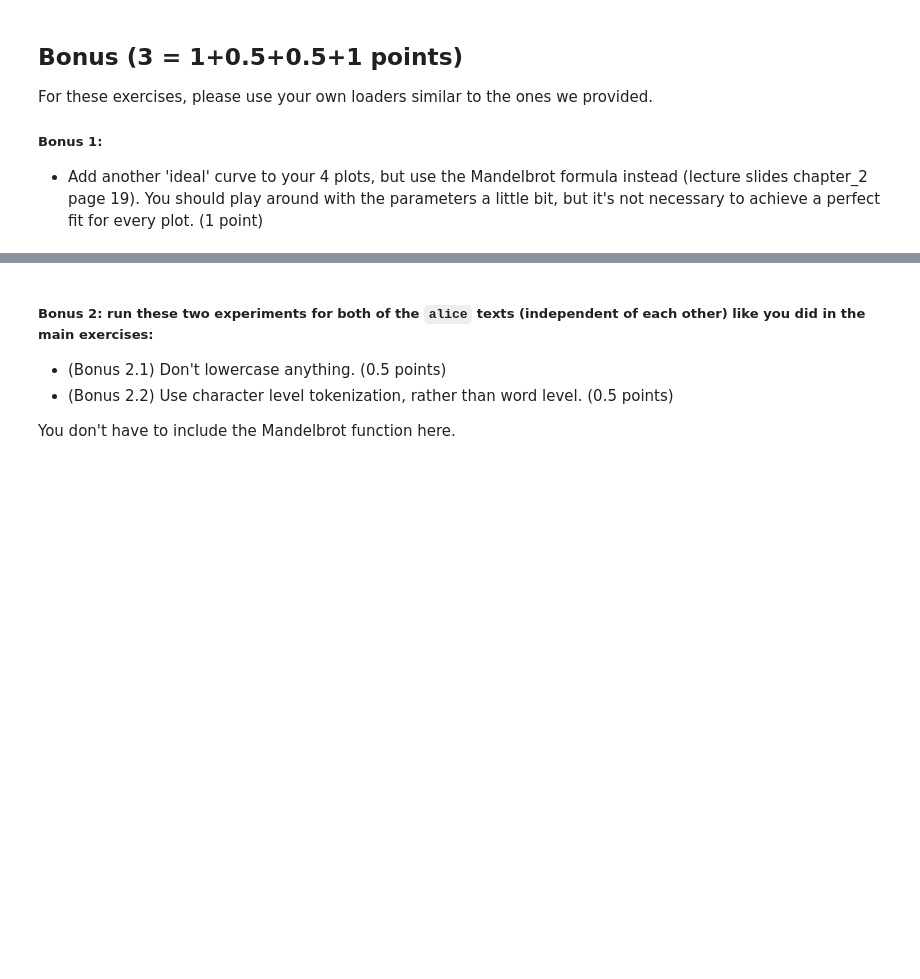
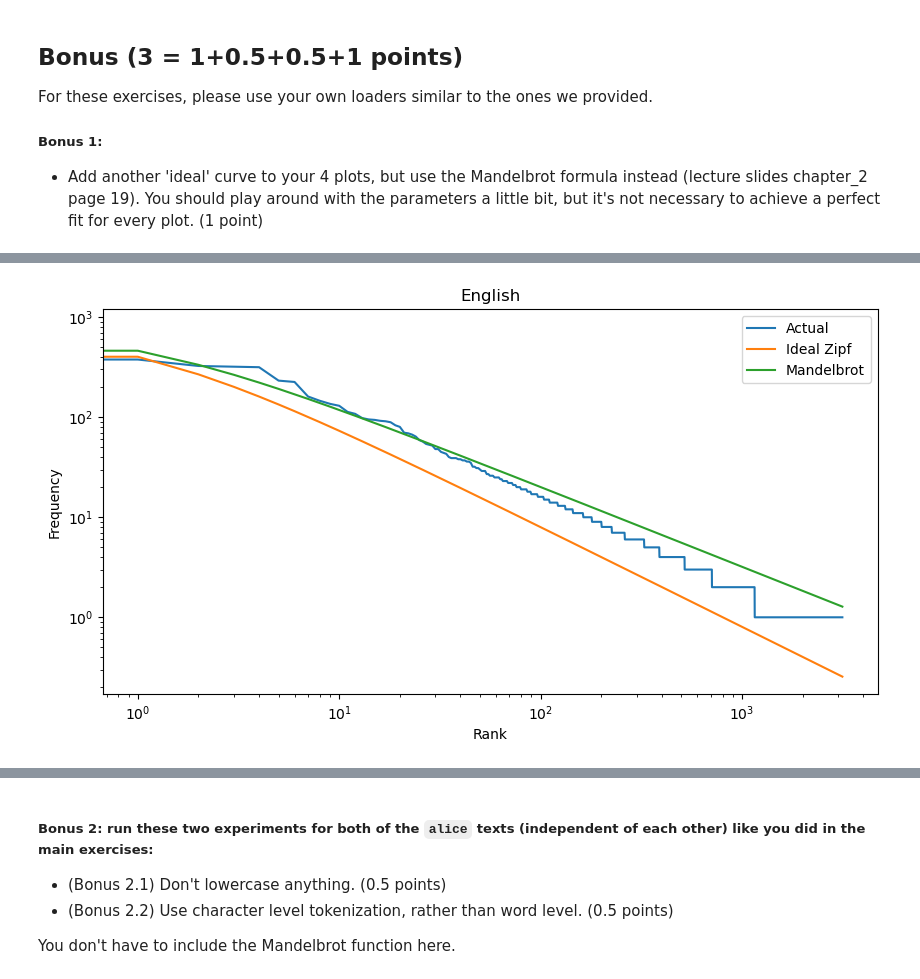
Before and after one commit to enorenio/hws_ss24, a Jupyter notebook: snlp_1/assignment_1.ipynb, the cells around one changed output, grey strips where cells are left out. Drawn from its saved outputs; the diff is of its cells as text; code cells hidden in the pictures; blank space fills up the shorter version.

```diff
--- a/snlp_1/assignment_1.ipynb
+++ b/snlp_1/assignment_1.ipynb
@@ -122,0 +215,94 @@ For these exercises, please use your own loaders similar to the ones we provided
+# %%
+# your code for 2. and 3. goes here!
+# TODO:
+
+def analysis_loglog(name, data):
+    """
+    Plot Zipfian distribution of words + ideal Zipfian distribution on a loglog scale.
+    Compute and print out MSE.
+
+    :param name: title of the graph
+    :param data: list of words
+    """
+    import matplotlib.pyplot as plt
+    import numpy as np
+
+
+    #count the frequency of each word
+    word_freq = {}
+    for word in data:
+        if word in word_freq:
+            word_freq[word] += 1
+        else:
+            word_freq[word] = 1
+
+    # sort the words by frequency
+    sorted_word_freq = sorted(word_freq.items(), key=lambda x: x[1], reverse=True)
+
+    print(sorted_word_freq)
+
+    # 3.1 Add ideal Zipfian distribution using y_i = f_i / rank_i
+    ideal_zipf = [sorted_word_freq[0][1] / (i+1) for i in range(len(sorted_word_freq))]
+
+    # 3.2 Compute and print out MSE
+    mse = np.mean([(sorted_word_freq[i][1] - ideal_zipf[i])**2 for i in range(len(sorted_word_freq))])
+    print(f"Ideal Zipf's MSE: {mse:.10f}")
+
+    # Bonus 1: Add Mandelbrot formula
+    # formula is: C / ((rank + P)**d)
+    C = sorted_word_freq[0][1]
+    P = 0
+    d = 0.80
+    mandelbrot = [C / ((i+1 + P)**d) for i in range(len(sorted_word_freq))]
+
+    mse_mandelbrot = np.mean([(sorted_word_freq[i][1] - mandelbrot[i])**2 for i in range(len(sorted_word_freq))])
+    print(f"Mandelbrot's MSE: {mse_mandelbrot:.10f}")
+
+    # plot the graph
+    plt.figure(figsize=(10, 5))
+    plt.plot([x[1] for x in sorted_word_freq], label="Actual")
+    plt.xscale('log')
+    plt.yscale('log')
+    plt.title(name)
+    plt.xlabel('Rank')
+    plt.ylabel('Frequency')
+    # add ideal_zipf to the graph
+    plt.plot(ideal_zipf, label="Ideal Zipf")
+    # add mandelbrot to the graph
+    plt.plot(mandelbrot, label="Mandelbrot")
+    plt.legend(loc='best')
+    plt.show()
+
+    return
+
+import tokenize
+
+# run on English text, log-log scale
+with open("data/alice_eng.txt", "r", encoding="utf-8") as f:
+    analysis_loglog("English", f.read().lower().split())
+
+# run on German text, log-log scale
+with open("data/alice_ger.txt", "r", encoding="utf-8") as f:
+    analysis_loglog("German", f.read().lower().split())
+
+# run on Transformer's trainer module's source code, log-log scale
+with open("data/trainer.py", "r", encoding="utf-8") as f:
+    tokens = [
+        x.string
+        for x in tokenize.generate_tokens(f.readline)
+        if x.type not in {
+            tokenize.COMMENT, tokenize.STRING, tokenize.INDENT, tokenize.DEDENT, tokenize.NEWLINE
+        }
+    ]
+    analysis_loglog("Python", tokens)
+
+#run on Uniprot's protein data, log-log scale
+with open("data/uniprot_sprot.fasta", "r", encoding="utf-8-sig") as f:
+    proteins = []
+    for line in f:
+        if line.startswith(">"):
+            continue
+        proteins.append(line.strip())
+    proteins_long = ''.join(proteins)
+    analysis_loglog("Proteins", [*proteins_long])
+# %% [output]
@@ -122,0 +312 @@ For these exercises, please use your own loaders similar to the ones we provided
+[figure, added]
```
Also changed, not shown: parts of 17 cells of this notebook.
